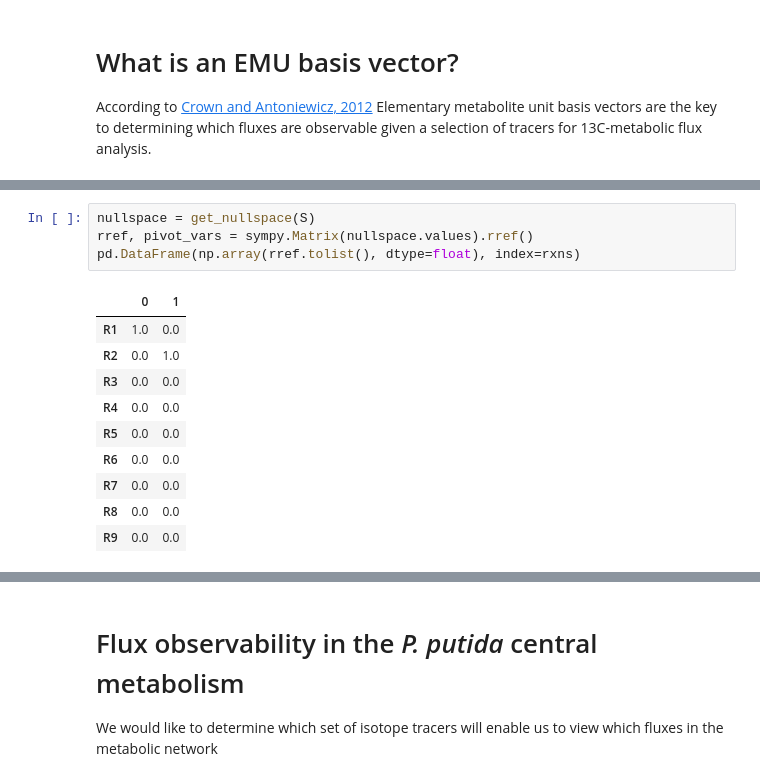
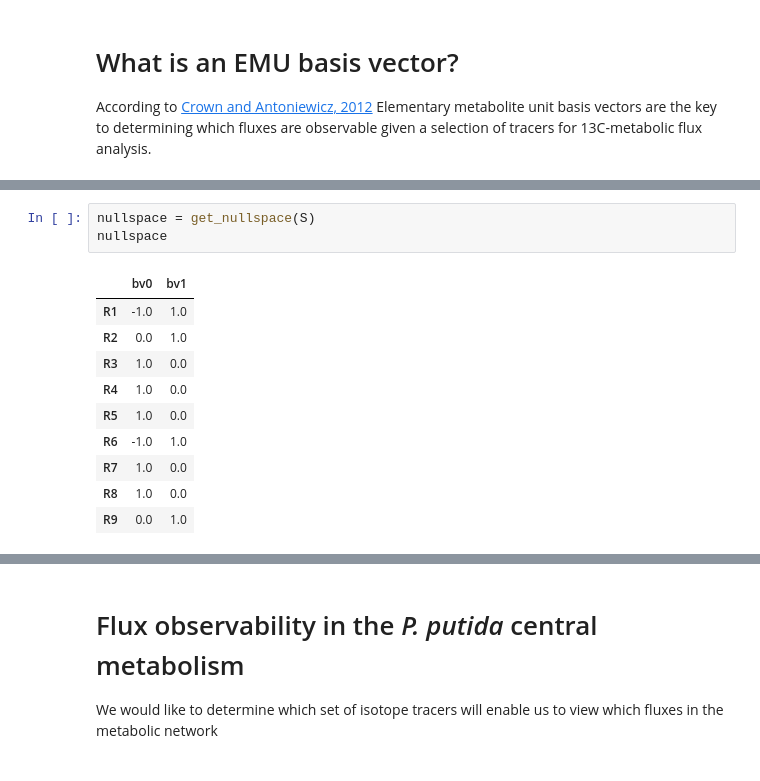
Before and after one commit to AgileBioFoundry/EMSL-Summer-School-2021-fluxomics, a Jupyter notebook: flux observability analysis.ipynb, the cells around one changed output, grey strips where cells are left out. Drawn from its saved outputs; the diff is of its cells as text.

```diff
--- a/flux observability analysis.ipynb
+++ b/flux observability analysis.ipynb
@@ -107,18 +90,17 @@ flux_map(emu_network, display_name_format=lambda x: str(x.id),
          flux_dict={rxn.id: None for rxn in emu_network.reactions})
 # %% [output]
 [interactive output not drawn]
-# %%
-nullspace = get_nullspace(S)
-rref, pivot_vars = sympy.Matrix(nullspace.values).rref()
-pd.DataFrame(np.array(rref.tolist(), dtype=float), index=rxns)
-# %% [output]
-|  | 0 | 1 |
-| R1 | 1.0 | 0.0 |
-| R2 | 0.0 | 1.0 |
-| R3 | 0.0 | 0.0 |
-| R4 | 0.0 | 0.0 |
-| R5 | 0.0 | 0.0 |
-| R6 | 0.0 | 0.0 |
-| R7 | 0.0 | 0.0 |
-| R8 | 0.0 | 0.0 |
-| R9 | 0.0 | 0.0 |
+# %%
+nullspace = get_nullspace(S)
+nullspace
+# %% [output]
+|  | bv0 | bv1 |
+| R1 | -1.0 | 1.0 |
+| R2 | 0.0 | 1.0 |
+| R3 | 1.0 | 0.0 |
+| R4 | 1.0 | 0.0 |
+| R5 | 1.0 | 0.0 |
+| R6 | -1.0 | 1.0 |
+| R7 | 1.0 | 0.0 |
+| R8 | 1.0 | 0.0 |
+| R9 | 0.0 | 1.0 |
```
Also changed, not shown: parts of 8 cells of this notebook.
